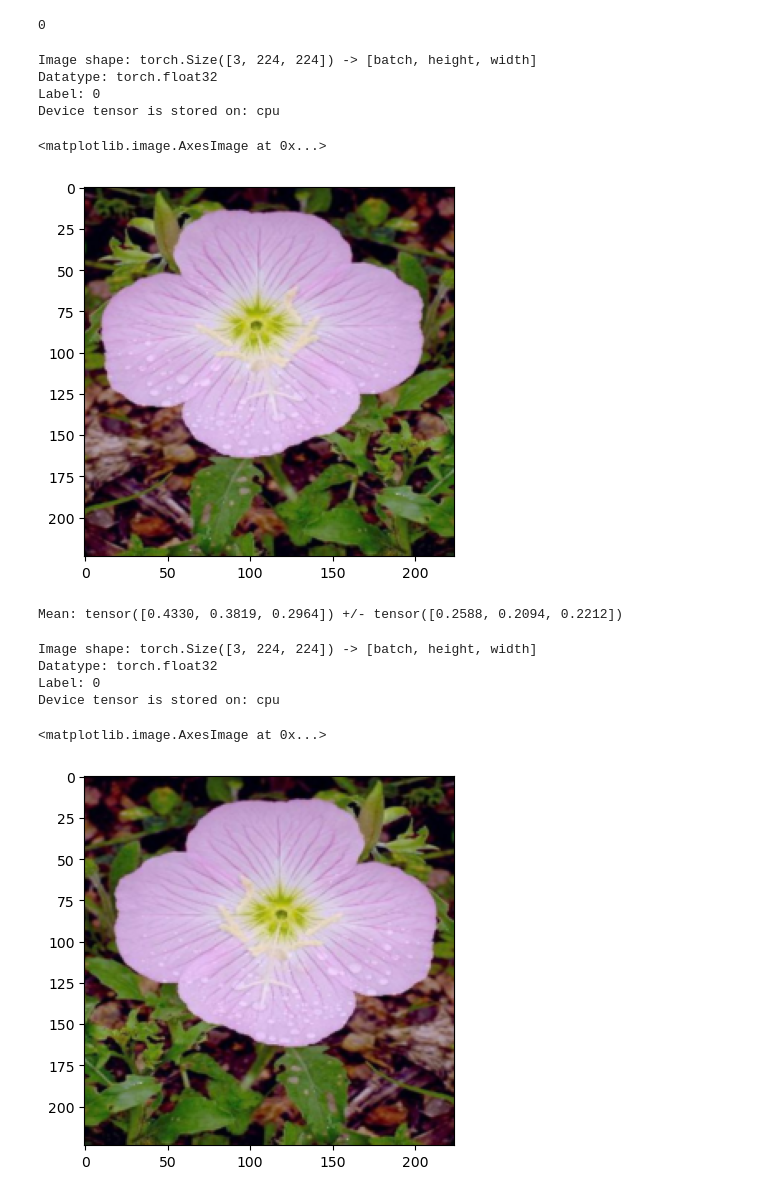
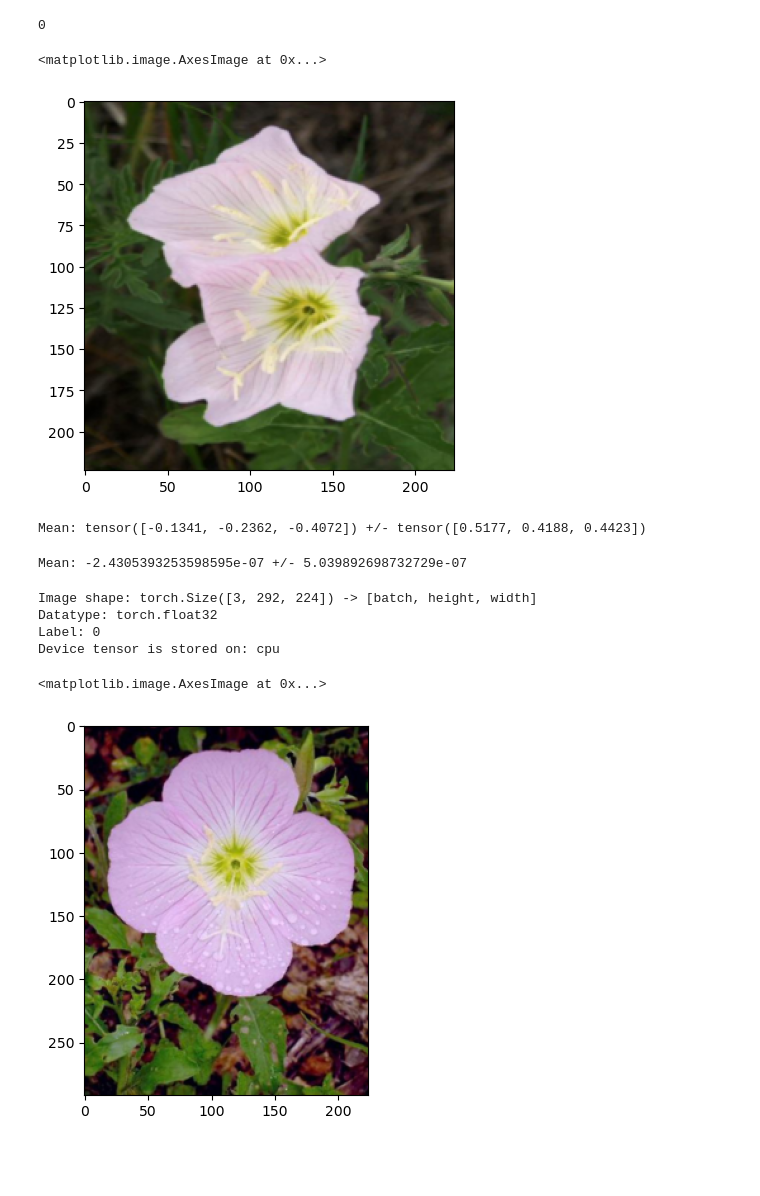
Before and after one commit to D-Agar/imlo_courework, a Jupyter notebook: datasets.ipynb, the cells around one changed output. Saved outputs shown, nothing was run; the diff lists cells and outputs as text; code cells hidden in the pictures; blank space fills up the shorter version.

```diff
--- a/datasets.ipynb
+++ b/datasets.ipynb
@@ -33,13 +33,15 @@ The output of torchvision datasets are PILImage images of range [0, 1]. We trans
 # We perform random transformations to better generalise the training dataset
 train_transform = transforms.Compose([
     transforms.Resize(size=(224, 224)),
+    # transforms.RandomCrop(224),
+    # transforms.Resize(size=(224, 224)),
     # I have chosen not to use RandomResizeCrop as it can remove large parts of the flowers
-    transforms.RandomHorizontalFlip(p=0.5),
+    # transforms.RandomHorizontalFlip(p=0.5),
     transforms.ToTensor(),
-    # These are the values used for ImageNet
-    # transforms.Normalize(mean=[0.0, 0.0, 0.0], std=[0.0, 0.0, 0.0])
+    # These are the values I have calculated
+    # transforms.Normalize(mean=[0.433, 0.382, 0.296], std=[0.259, 0.210, 0.222])
+    # transforms.Normalize(mean=(0.5, 0.5, 0.5), std=(0.5, 0.5, 0.5))
     # transforms.Normalize(mean=[0.485, 0.456, 0.406],std=[0.229, 0.224, 0.225])
-    # transforms.Normalize(mean=[0.4330, 0.3819, 0.2964],std=[0.2588, 0.2094, 0.2212])
 ])
 valid_transform = transforms.Compose([
     transforms.Resize(256),
@@ -98,19 +99,15 @@ label
 0
 # %%
 # look at the first training sample
-image, label = train_dataset[8]
-print(f"Image shape: {image.shape} -> [batch, height, width]")
-print(f"Datatype: {image.dtype}")
-print(f"Label: {label}")
-print(f"Device tensor is stored on: {image.device}")
-plt.imshow(image.permute(1, 2, 0))
+image, label = train_dataset[4]
+# print(f"Image shape: {image} -> [batch, height, width]")
+# print(f"Datatype: {image.dtype}")
+# print(f"Label: {label}")
+# print(f"Device tensor is stored on: {image.device}")
+plt.imshow(image.permute(1,2,0))
 # %% [output]
-Image shape: torch.Size([3, 224, 224]) -> [batch, height, width]
-Datatype: torch.float32
-Label: 0
-Device tensor is stored on: cpu
+<matplotlib.image.AxesImage at 0x...>
-<matplotlib.image.AxesImage at 0x...>
-[figure, old version]
+[figure, new version]
 # %%
 mean = 0.0
 std = 0.0
@@ -121,6 +118,27 @@ mean /= len(train_dataset)
 std /= len(train_dataset)
 print(f"Mean: {mean} +/- {std}")
 # %% [output]
-Mean: tensor([0.4330, 0.3819, 0.2964]) +/- tensor([0.2588, 0.2094, 0.2212])
+Mean: tensor([-0.1341, -0.2362, -0.4072]) +/- tensor([0.5177, 0.4188, 0.4423])
+# %%
+train_loader = DataLoader(train_dataset, batch_size=64, shuffle=True,generator=torch.Generator(device='cuda'))
+def get_mean_std(loader):
+    # Compute the mean and standard deviation of all pixels in the dataset
+    num_pixels = 0
+    mean = 0.0
+    std = 0.0
+    for images, _ in loader:
+        batch_size, num_channels, height, width = images.shape
+        num_pixels += batch_size * height * width
+        mean += images.mean(axis=(0, 2, 3)).sum()
+        std += images.std(axis=(0, 2, 3)).sum()
+
+    mean /= num_pixels
+    std /= num_pixels
+
+    return mean, std
+mean, std = get_mean_std(train_loader)
+print(f"Mean: {mean} +/- {std}")
+# %% [output]
+Mean: -2.4305393253598595e-07 +/- 5.039892698732729e-07
 # %%
 trans = transforms.Compose([
@@ -136,9 +154,9 @@ print(f"Label: {label}")
 print(f"Device tensor is stored on: {image.device}")
 plt.imshow(image.permute(1, 2, 0))
 # %% [output]
-Image shape: torch.Size([3, 224, 224]) -> [batch, height, width]
+Image shape: torch.Size([3, 292, 224]) -> [batch, height, width]
 Datatype: torch.float32
 Label: 0
 Device tensor is stored on: cpu
 <matplotlib.image.AxesImage at 0x...>
-[figure, old version]
+[figure, new version]
```
Also changed, not shown: parts of 2 cells of this notebook, 2 other files.
